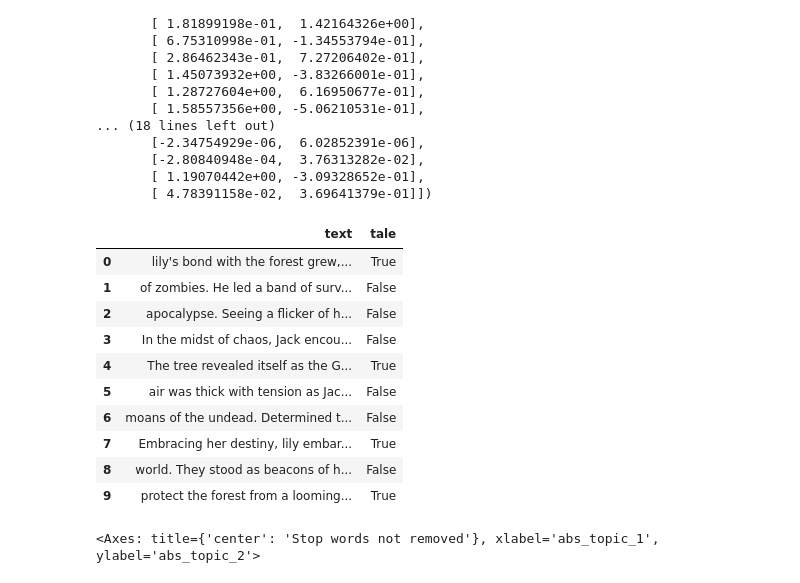
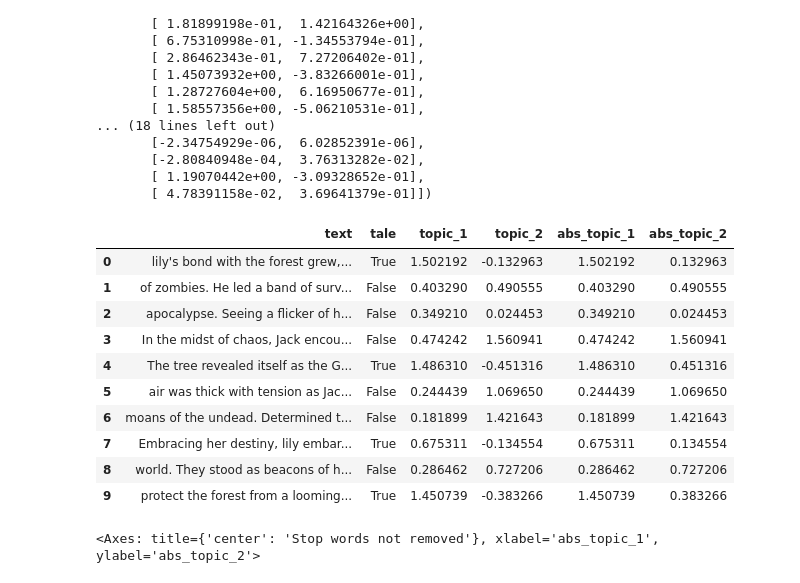
Before and after one commit to jiatangzhi/LSA, a Jupyter notebook: Group_projet_3_LSA/_DelSyncFiles/projet3.ipynb, the cells around one changed output. Cells and saved outputs as stored; diff of their text form; code cells hidden in the pictures.

```diff
--- a/Group_projet_3_LSA/_DelSyncFiles/projet3.ipynb
+++ b/Group_projet_3_LSA/_DelSyncFiles/projet3.ipynb
@@ -417,7 +432,7 @@ a / I / of/ the / on / with / from / in / to / how / where / when / my / your /
 # %%
 from sklearn.feature_extraction.text import CountVectorizer
 
-vectorizer = CountVectorizer(min_df=1, stop_words="english")
+vectorizer = CountVectorizer(stop_words="english")
 bag_of_words = vectorizer.fit_transform(df["text"])
 # %%
 from sklearn.decomposition import TruncatedSVD
@@ -448,24 +463,24 @@ array([[ 1.50219174e+00, -1.32963357e-01],
 # %%
 # combian with the origin df
 df1 = df.copy()
 df1["topic_1"] = lsa[:, 0]
 df1["topic_2"] = lsa[:, 1]
 df1["abs_topic_1"] = np.abs(df1["topic_1"])
 df1["abs_topic_2"] = np.abs(df1["topic_2"])
 
-df.head(10)
+df1.head(10)
 # %% [output]
-|  | text | tale |
-| 0 | lily's bond with the forest grew,... | True |
-| 1 | of zombies. He led a band of surv... | False |
-| 2 | apocalypse. Seeing a flicker of h... | False |
-| 3 | In the midst of chaos, Jack encou... | False |
-| 4 | The tree revealed itself as the G... | True |
-| 5 | air was thick with tension as Jac... | False |
-| 6 | moans of the undead. Determined t... | False |
-| 7 | Embracing her destiny, lily embar... | True |
-| 8 | world. They stood as beacons of h... | False |
-| 9 | protect the forest from a looming... | True |
+|  | text | tale | topic_1 | topic_2 | abs_topic_1 | abs_topic_2 |
+| 0 | lily's bond with the forest grew,... | True | 1.502192 | -0.132963 | 1.502192 | 0.132963 |
+| 1 | of zombies. He led a band of surv... | False | 0.403290 | 0.490555 | 0.403290 | 0.490555 |
+| 2 | apocalypse. Seeing a flicker of h... | False | 0.349210 | 0.024453 | 0.349210 | 0.024453 |
+| 3 | In the midst of chaos, Jack encou... | False | 0.474242 | 1.560941 | 0.474242 | 1.560941 |
+| 4 | The tree revealed itself as the G... | True | 1.486310 | -0.451316 | 1.486310 | 0.451316 |
+| 5 | air was thick with tension as Jac... | False | 0.244439 | 1.069650 | 0.244439 | 1.069650 |
+| 6 | moans of the undead. Determined t... | False | 0.181899 | 1.421643 | 0.181899 | 1.421643 |
+| 7 | Embracing her destiny, lily embar... | True | 0.675311 | -0.134554 | 0.675311 | 0.134554 |
+| 8 | world. They stood as beacons of h... | False | 0.286462 | 0.727206 | 0.286462 | 0.727206 |
+| 9 | protect the forest from a looming... | True | 1.450739 | -0.383266 | 1.450739 | 0.383266 |
 # %%
 # plot two scatter plots, one is stop words removed, one is not
 plt.figure(figsize=(12, 6))
```
Also changed, not shown: parts of 46 cells of this notebook, 14 other files.
